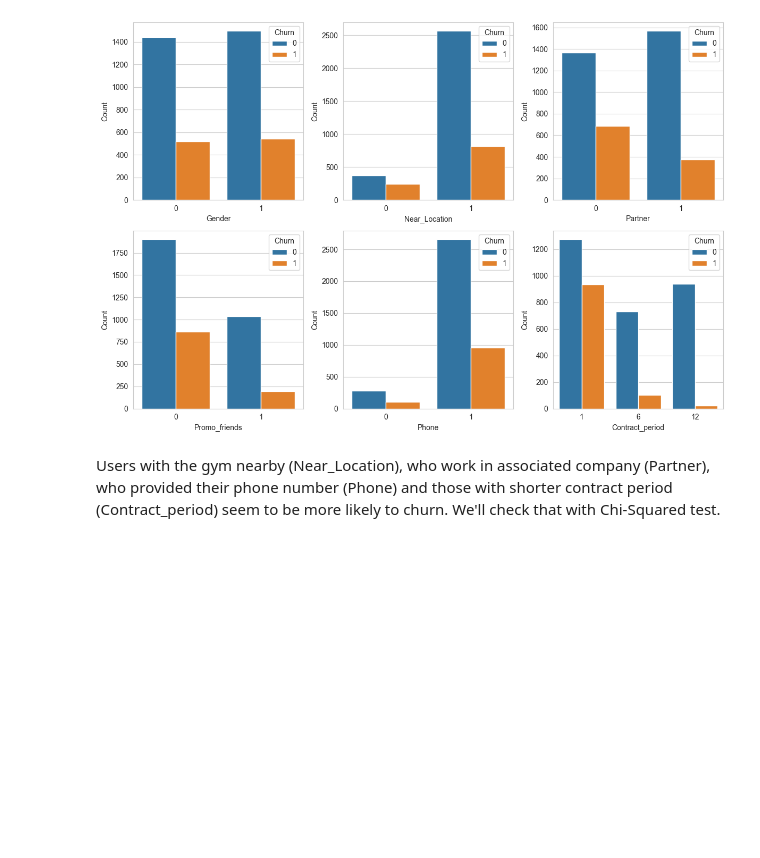
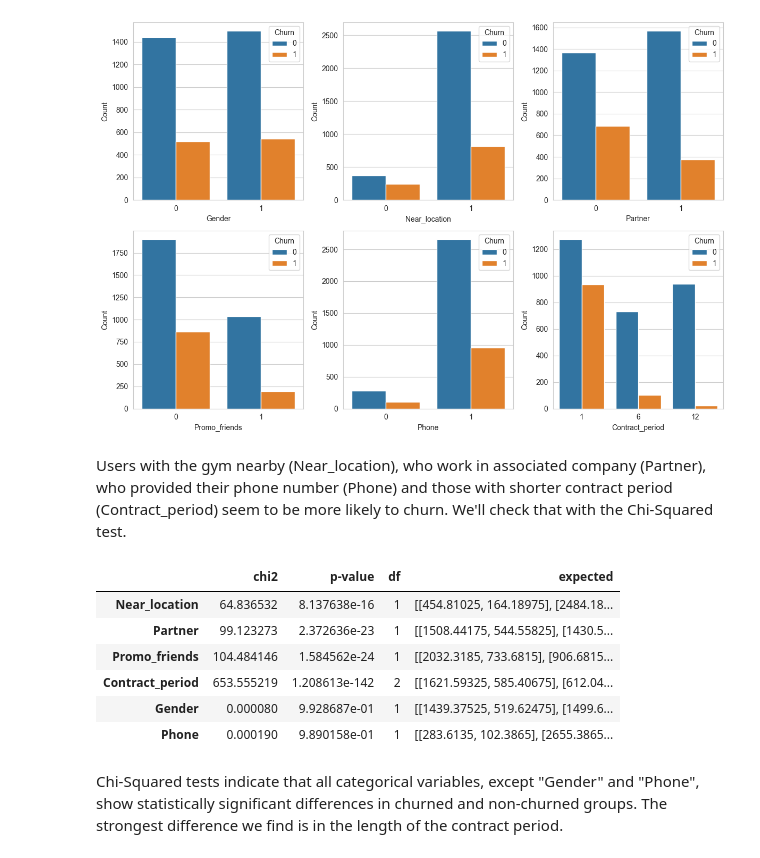
Before and after one commit to kornelia-kozaczewska/churn-prediction, a Jupyter notebook: churn-prediction.ipynb, the cells around one changed output. Cells and saved outputs as stored; diff of their text form; code cells hidden in the pictures; blank space fills up the shorter version.

Commit message:
added statistical tests

```diff
--- a/churn-prediction.ipynb
+++ b/churn-prediction.ipynb
@@ -113,7 +113,13 @@ df.describe()
 # %%
 x = df.loc[:]
 y = df["Churn"]
-x_cy = x.drop(columns=["Age", "Avg_additional_charges_total", "Month_to_end_contract", "Lifetime", "Avg_class_frequency_total", "Avg_class_frequency_current_month"], errors="ignore")
+x_cy = x.drop(columns=["Age",
+                       "Avg_additional_charges_total",
+                       "Month_to_end_contract",
+                       "Lifetime",
+                       "Avg_class_frequency_total",
+                       "Avg_class_frequency_current_month"],
+              errors="ignore")
 x_c = x_cy.drop(columns=["Churn"], errors="ignore")
 x_n = x.drop(columns=x_cy.columns, errors="ignore")
 x_ny = pd.concat([x_n, y], axis=1)
@@ -200,4 +211,29 @@ plt.show()
 # %% [output]
 [figure]
 # %% [markdown]
-Users with the gym nearby (Near_Location), who work in associated company (Partner), who provided their phone number (Phone) and those with shorter contract period (Contract_period) seem to be more likely to churn. We'll check that with Chi-Squared test.
+Users with the gym nearby (Near_location), who work in associated company (Partner), who provided their phone number (Phone) and those with shorter contract period (Contract_period) seem to be more likely to churn. We'll check that with the Chi-Squared test.
+# %%
+cols = ["Near_location",
+       "Partner",
+       "Promo_friends",
+       "Contract_period",
+       "Gender",
+       "Phone"
+]
+results = []
+for col in cols:
+    table = pd.crosstab(df[col], df["Churn"])
+    chi2, p, dof, expected = stats.chi2_contingency(table)
+    results.append([chi2, p, dof, expected])
+results_df = pd.DataFrame(results, index=cols, columns=["chi2", "p-value", "df", "expected"])
+results_df
+# %% [output]
+|  | chi2 | p-value | df | expected |
+| Near_location | 64.836532 | 8.137638e-16 | 1 | [[454.81025, 164.18975], [2484.18... |
+| Partner | 99.123273 | 2.372636e-23 | 1 | [[1508.44175, 544.55825], [1430.5... |
+| Promo_friends | 104.484146 | 1.584562e-24 | 1 | [[2032.3185, 733.6815], [906.6815... |
+| Contract_period | 653.555219 | 1.208613e-142 | 2 | [[1621.59325, 585.40675], [612.04... |
+| Gender | 0.000080 | 9.928687e-01 | 1 | [[1439.37525, 519.62475], [1499.6... |
+| Phone | 0.000190 | 9.890158e-01 | 1 | [[283.6135, 102.3865], [2655.3865... |
+# %% [markdown]
+Chi-Squared tests indicate that all categorical variables, except "Gender" and "Phone", show statistically significant differences in churned and non-churned groups. The strongest difference we find is in the length of the contract period.
```
Also changed, not shown: parts of 7 cells of this notebook.
